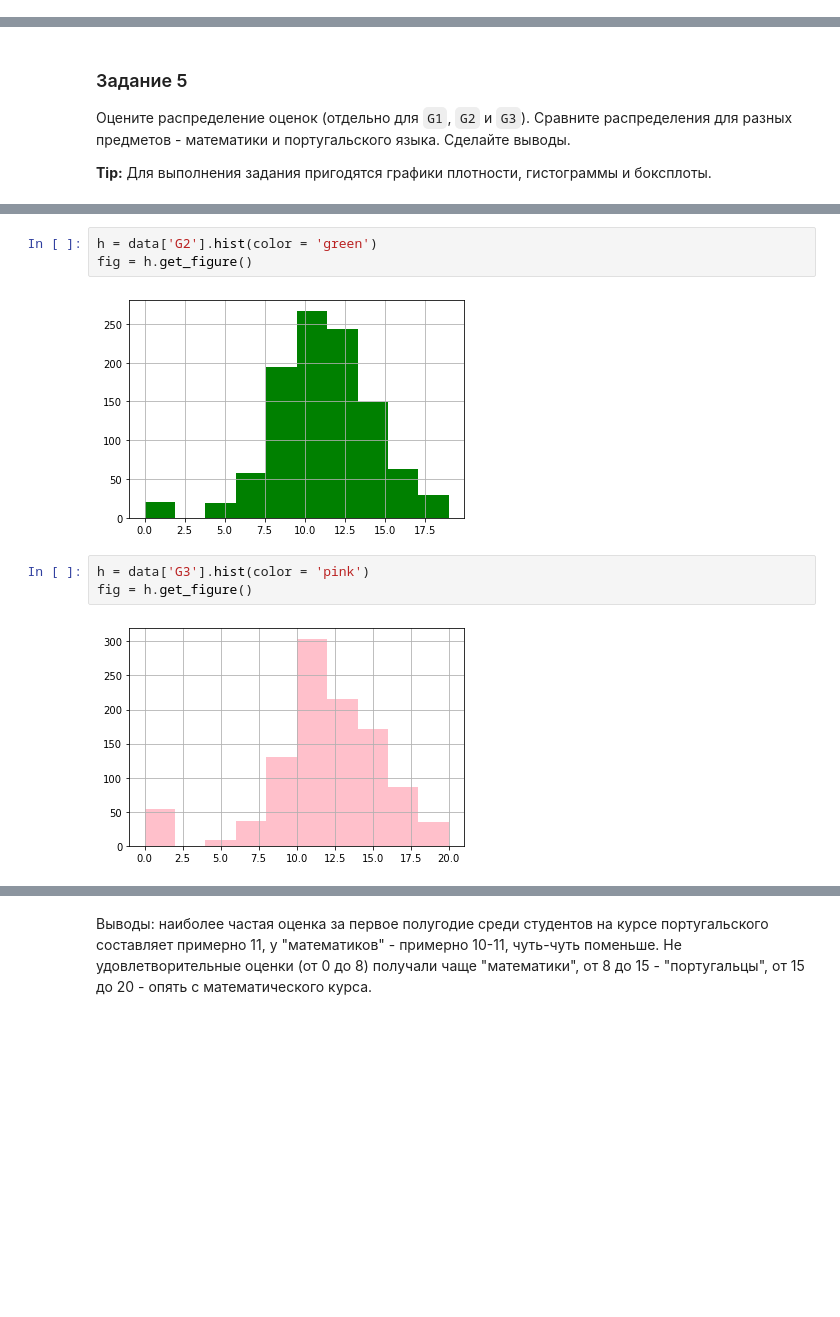
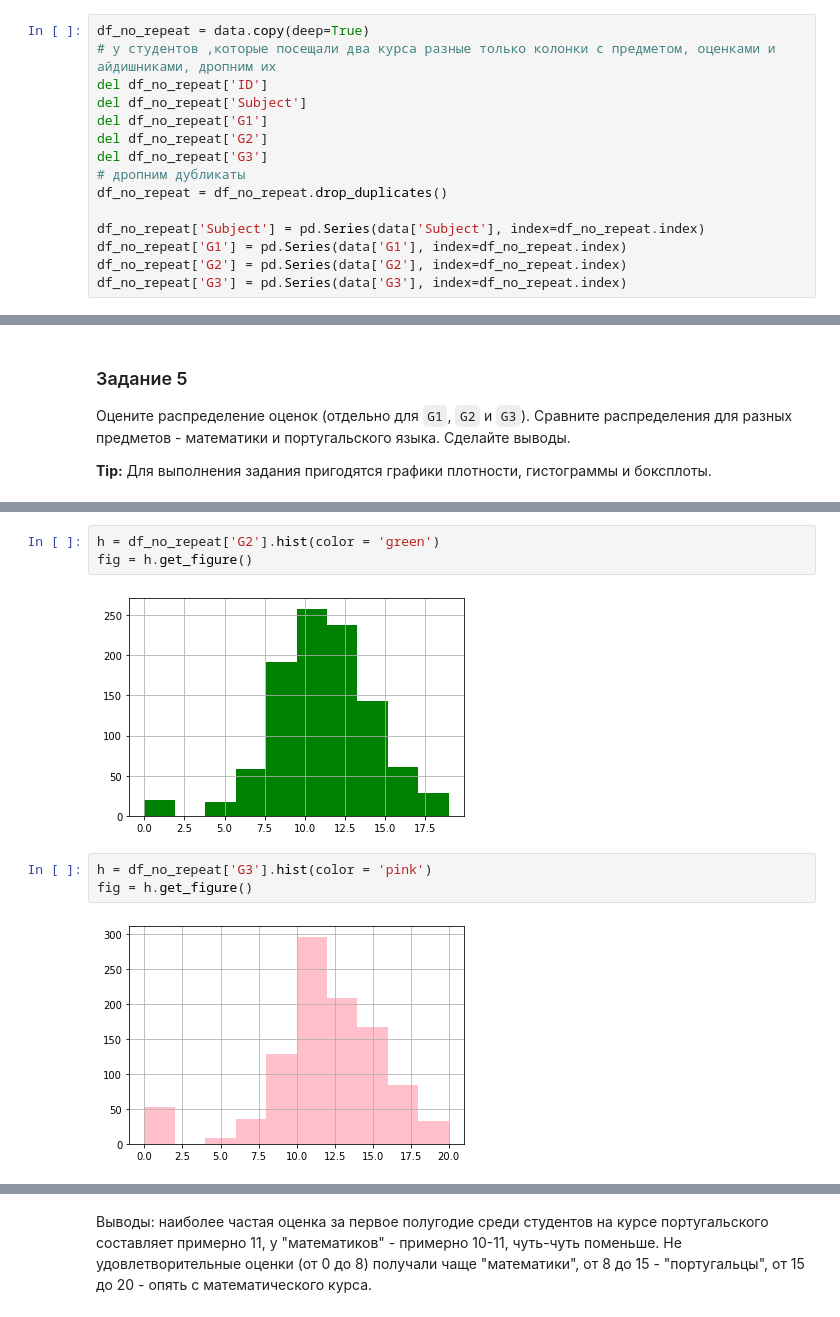
Before and after one commit to wityat/IAD_lab_1, a Jupyter notebook: Lab_1.Exploratory_analysis.ipynb, the cells around one changed output, grey strips where cells are left out. Cells and saved outputs as stored; diff of their text form; blank space fills up the shorter version.

```diff
--- a/Lab_1.Exploratory_analysis.ipynb
+++ b/Lab_1.Exploratory_analysis.ipynb
@@ -205,3 +208,18 @@ dtype: int64
+# %%
+df_no_repeat = data.copy(deep=True)
+# у студентов ,которые посещали два курса разные только колонки с предметом, оценками и айдишниками, дропним их
+del df_no_repeat['ID']
+del df_no_repeat['Subject']
+del df_no_repeat['G1']
+del df_no_repeat['G2']
+del df_no_repeat['G3']
+# дропним дубликаты
+df_no_repeat = df_no_repeat.drop_duplicates()
+
+df_no_repeat['Subject'] = pd.Series(data['Subject'], index=df_no_repeat.index)
+df_no_repeat['G1'] = pd.Series(data['G1'], index=df_no_repeat.index)
+df_no_repeat['G2'] = pd.Series(data['G2'], index=df_no_repeat.index)
+df_no_repeat['G3'] = pd.Series(data['G3'], index=df_no_repeat.index)
 # %% [markdown]
 ### Задание 4.1
 Посчитайте описательные статистики для числовых и для категориальных признаков.
@@ -302,12 +320,12 @@ fig = h.get_figure()
 # %%
-h = data['G2'].hist(color = 'green')
+h = df_no_repeat['G2'].hist(color = 'green')
 fig = h.get_figure()
 # %% [output]
-[figure, old version]
+[figure, new version]
 # %%
-h = data['G3'].hist(color = 'pink')
+h = df_no_repeat['G3'].hist(color = 'pink')
 fig = h.get_figure()
 # %% [output]
-[figure, old version]
+[figure, new version]
 # %%
 def print_plot(m_num: str):
```
Also changed, not shown: parts of 43 cells of this notebook, 2 other files.
